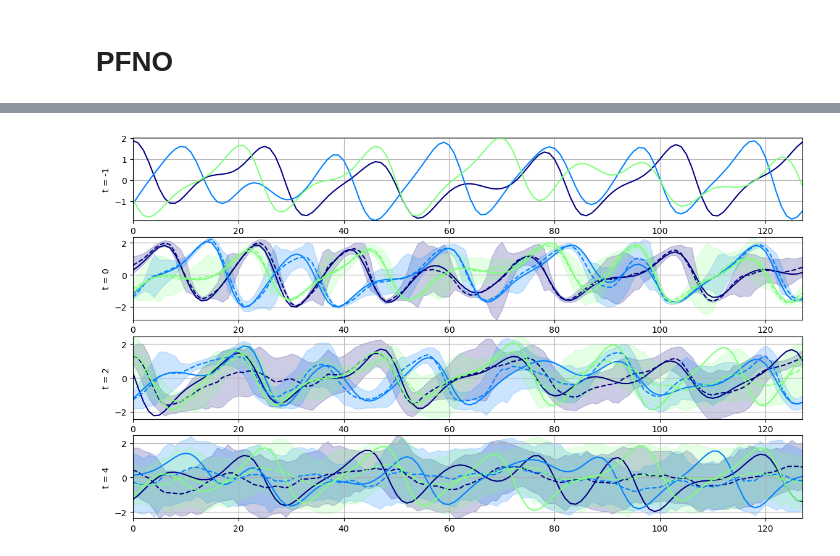
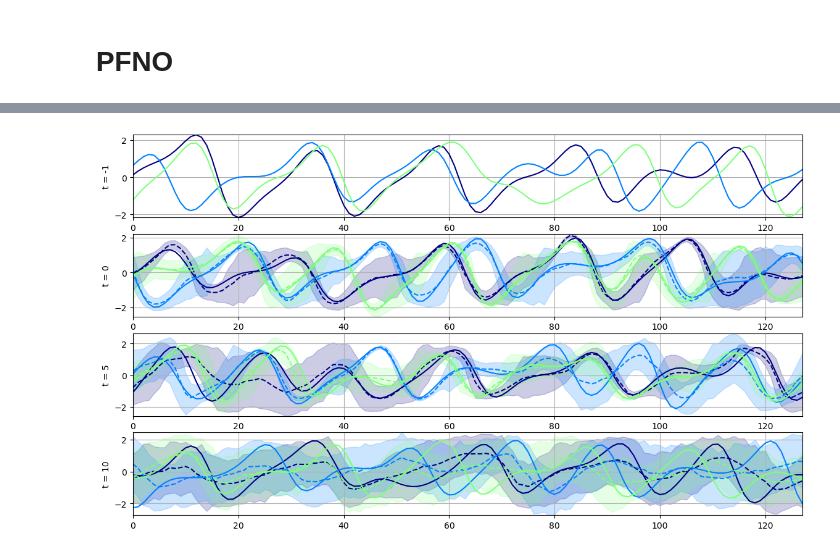
Before and after one commit to cbuelt/pfno, a Jupyter notebook: ks_test 1d_temporal.ipynb, the cells around one changed output, grey strips where cells are left out. Saved outputs shown, nothing was run; the diff lists cells and outputs as text; code cells hidden in the pictures.

```diff
--- a/ks_test 1d_temporal.ipynb
+++ b/ks_test 1d_temporal.ipynb
@@ -78,7 +78,7 @@ energy_score = EnergyScore(d = 2, p = 2, type = "lp", L = [10.0,50.0])
 
 # Training parameters
 epochs = 25
-learning_rate = 0.0005
+learning_rate = 0.0007
 dropout_rate = 0.2
 # %% [markdown]
 # MC dropout
@@ -90,7 +90,7 @@ def generate_mc_samples(model, x, shape, n_samples=100):
             samples[...,i] = model(x).detach()
     return samples
 # %%
-model = FNO(n_modes=(8,16), hidden_channels=64, projection_channels=32,
+model = FNO(n_modes=(10,16), hidden_channels=64, projection_channels=32,
              in_channels = 2, use_mlp=True, mlp_dropout=dropout_rate)
 model = model.to(device)
 
@@ -224,13 +224,13 @@ for i, sample in enumerate(n_samples):
     axs[1].fill_between(np.arange(0, size_x), pred[i,0,t].quantile(0.025, axis = -1),
                         pred[i,0,t].quantile(0.975, axis = -1) , color=colors[i], alpha=0.2)
     axs[1].set_ylabel(f"t = {t}")
-    t = 2
+    t = 5
     axs[2].plot(y_test[i, 0, t], color=colors[i], label='Actual')
     axs[2].plot(pred[i,0, t].mean(axis = -1).cpu().numpy(), '--', color=colors[i], label='Prediction')
     axs[2].fill_between(np.arange(0, size_x), pred[i,0,t].quantile(0.025, axis = -1),
                         pred[i,0,t].quantile(0.975, axis = -1) , color=colors[i], alpha=0.2)
     axs[2].set_ylabel(f"t = {t}")
-    t = 4
+    t = 10
     axs[3].plot(y_test[i, 0, t], color=colors[i], label='Actual')
     axs[3].plot(pred[i,0, t].mean(axis = -1).cpu().numpy(), '--', color=colors[i], label='Prediction')
     axs[3].fill_between(np.arange(0, size_x), pred[i,0,t].quantile(0.025, axis = -1),
@@ -245,7 +245,7 @@ for i in range(4):
 # %% [markdown]
 # PFNO
 # %%
-sample_model = FNO_reparam(n_modes=(8,16), hidden_channels=64, projection_channels=32, in_channels=2, n_samples = 25,
+sample_model = FNO_reparam(n_modes=(10,16), hidden_channels=64, projection_channels=32, in_channels=2, n_samples = 25,
                            use_mlp=True, mlp_dropout=0.05)
 sample_model.to(device)
 # Model and optimizer
@@ -355,36 +355,36 @@ n_samples = np.random.randint(0,ntest,3)
 
 colormap = plt.cm.jet
 colors = [colormap(i) for i in np.linspace(0, 1, 5)]
 
 """ Plotting """
 fig, axs = plt.subplots(4, 1, figsize = (14, 8))
 for i, sample in enumerate(n_samples):
     axs[0].plot(x_test[i,0, 4], color=colors[i], label='Actual')
     axs[0].set_ylabel("t = -1")
     t = 0
     axs[1].plot(y_test[i, 0, t], color=colors[i], label='Actual')
     axs[1].plot(pred[i,0, t].mean(axis = -1).cpu().numpy(), '--', color=colors[i], label='Prediction')
     axs[1].fill_between(np.arange(0, size_x), pred[i,0,t].quantile(0.025, axis = -1),
                         pred[i,0,t].quantile(0.975, axis = -1) , color=colors[i], alpha=0.2)
     axs[1].set_ylabel(f"t = {t}")
-    t = 2
+    t = 5
     axs[2].plot(y_test[i, 0, t], color=colors[i], label='Actual')
     axs[2].plot(pred[i,0, t].mean(axis = -1).cpu().numpy(), '--', color=colors[i], label='Prediction')
     axs[2].fill_between(np.arange(0, size_x), pred[i,0,t].quantile(0.025, axis = -1),
                         pred[i,0,t].quantile(0.975, axis = -1) , color=colors[i], alpha=0.2)
     axs[2].set_ylabel(f"t = {t}")
-    t = 4
+    t = 10
     axs[3].plot(y_test[i, 0, t], color=colors[i], label='Actual')
     axs[3].plot(pred[i,0, t].mean(axis = -1).cpu().numpy(), '--', color=colors[i], label='Prediction')
     axs[3].fill_between(np.arange(0, size_x), pred[i,0,t].quantile(0.025, axis = -1),
                         pred[i,0,t].quantile(0.975, axis = -1) , color=colors[i], alpha=0.2)
     axs[3].set_ylabel(f"t = {t}")
 
 for i in range(4):
     axs[i].grid(True)
     axs[i].margins(0)
 # %% [output]
-[figure, old version]
+[figure, new version]
 # %%
 # Comparison
 print('MSE-Dropout:', mse_dropout)
```
Also changed, not shown: parts of 11 cells of this notebook, 1 other file.
